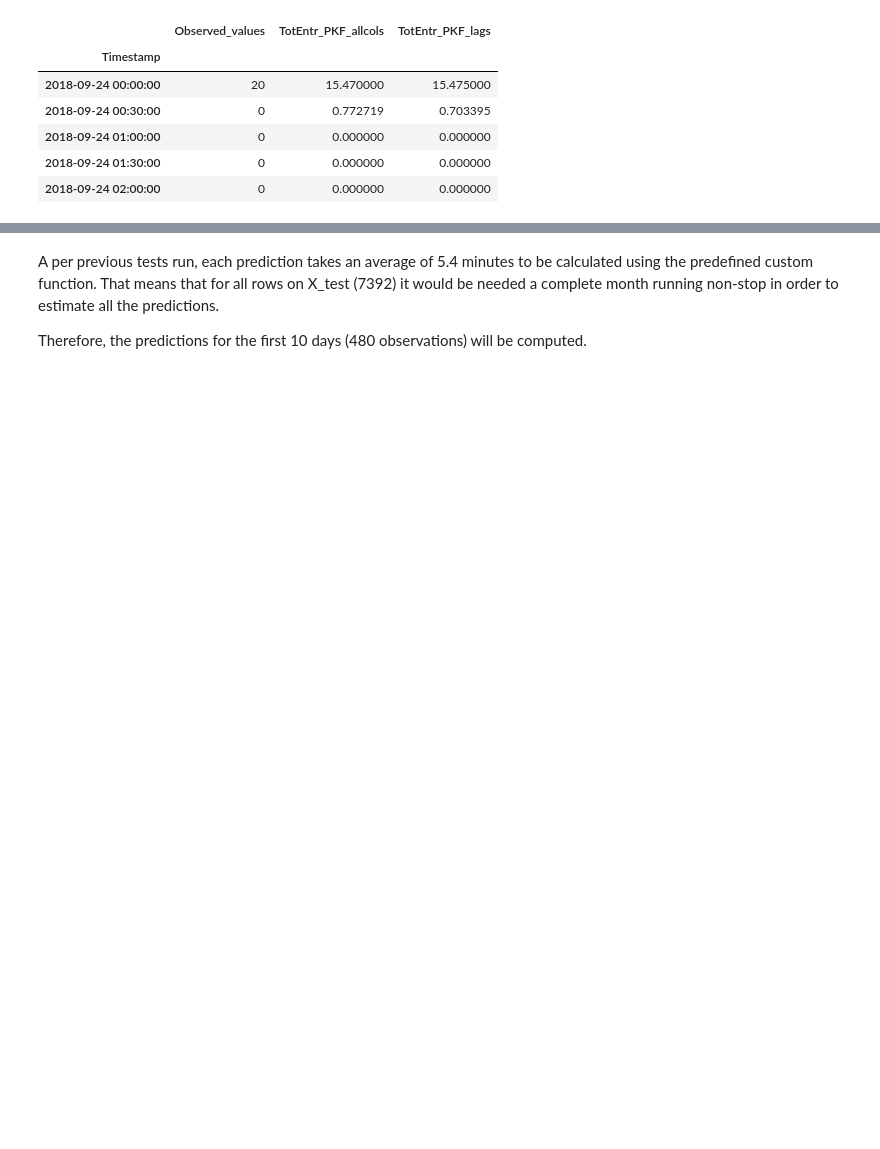
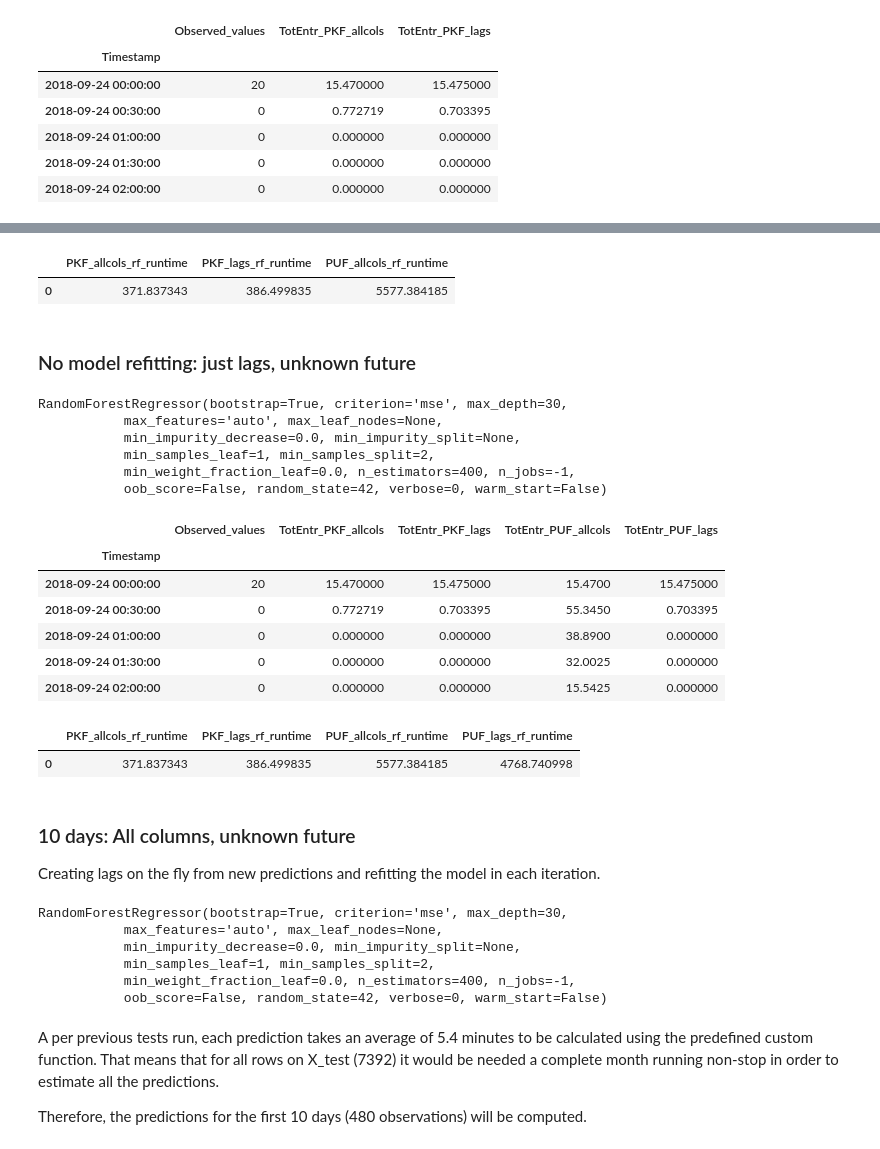
Before and after one commit to RamiroArribas/People_traffic_forecasting, a Jupyter notebook: Modeling/RandomForest_results_farming_Maragall.ipynb, the cells around one changed output, grey strips where cells are left out. Saved outputs shown, nothing was run; the diff lists cells and outputs as text; code cells hidden in the pictures; blank space fills up the shorter version.

Commit message:
Random forest results extraction and other minor modifications

```diff
--- a/Modeling/RandomForest_results_farming_Maragall.ipynb
+++ b/Modeling/RandomForest_results_farming_Maragall.ipynb
@@ -394,0 +332,3 @@ building tree 59 of 400
+# %%
+rf_results_df = rf_results_df.merge(rf_allcols_df, on='Timestamp')
+rf_results_df.head()
@@ -394,0 +343,55 @@ building tree 59 of 400
+# %%
+rf_runtime_df = pd.concat([rf_runtime_df, rf_runtime_PUF_allcols], axis = 1)
+rf_runtime_df.head()
+# %% [output]
+|  | PKF_allcols_rf_runtime | PKF_lags_rf_runtime | PUF_allcols_rf_runtime |
+| 0 | 371.837343 | 386.499835 | 5577.384185 |
+# %% [markdown]
+### No model refitting: just lags, unknown future
+# %%
+lags_PUF_df = marag_df.drop(['Temperature', 'Precipitation', 'Open/Closed', 'Weekday/Weekend'], axis = 1)
+
+X_train, X_dev, lags_X_test, y_train, y_dev, lags_y_test = train_dev_test_split(lags_PUF_df.drop(['TotalEntries'], axis=1),
+                                                                      lags_PUF_df['TotalEntries'])
+
+rf_lags_X_train = pd.concat([X_train, X_dev])
+rf_lags_X_train.sort_index(inplace=True)
+rf_lags_y_train = pd.concat([y_train, y_dev])
+rf_lags_y_train.sort_index(inplace=True)
+# %%
+rf_PUF_lags_model = RandomForestRegressor(n_estimators=400, max_depth=30, n_jobs=-1, random_state=42)
+rf_PUF_lags_model.fit(rf_lags_X_train, rf_lags_y_train)
+# %% [output]
+RandomForestRegressor(bootstrap=True, criterion='mse', max_depth=30,
+           max_features='auto', max_leaf_nodes=None,
+           min_impurity_decrease=0.0, min_impurity_split=None,
+           min_samples_leaf=1, min_samples_split=2,
+           min_weight_fraction_leaf=0.0, n_estimators=400, n_jobs=-1,
+           oob_score=False, random_state=42, verbose=0, warm_start=False)
+# %%
+start_PUF_lags = time.time()
+
+rf_lags_df = get_future_preds(no_lags_marag, rf_lags_X_train, lags_X_test, rf_PUF_lags_model, justlags=True, refit=False)
+
+
+end_PUF_lags = time.time()
+rf_runtime_PUF_lags = end_PUF_lags - start_PUF_lags
+rf_runtime_PUF_lags = pd.DataFrame(pd.Series(rf_runtime_PUF_lags, name = 'PUF_lags_rf_runtime'))
+rf_lags_df.columns = ['TotEntr_PUF_lags']
+# %%
+rf_results_df = rf_results_df.merge(rf_lags_df, on='Timestamp')
+rf_results_df.head()
+# %% [output]
+|  | Observed_values | TotEntr_PKF_allcols | TotEntr_PKF_lags | TotEntr_PUF_allcols | TotEntr_PUF_lags |
+| Timestamp |  |  |  |  |  |
+| 2018-09-24 00:00:00 | 20 | 15.470000 | 15.475000 | 15.4700 | 15.475000 |
+| 2018-09-24 00:30:00 | 0 | 0.772719 | 0.703395 | 55.3450 | 0.703395 |
+| 2018-09-24 01:00:00 | 0 | 0.000000 | 0.000000 | 38.8900 | 0.000000 |
+| 2018-09-24 01:30:00 | 0 | 0.000000 | 0.000000 | 32.0025 | 0.000000 |
+| 2018-09-24 02:00:00 | 0 | 0.000000 | 0.000000 | 15.5425 | 0.000000 |
+# %%
+rf_runtime_df = pd.concat([rf_runtime_df, rf_runtime_PUF_lags], axis = 1)
+rf_runtime_df.head()
+# %% [output]
+|  | PKF_allcols_rf_runtime | PKF_lags_rf_runtime | PUF_allcols_rf_runtime | PUF_lags_rf_runtime |
+| 0 | 371.837343 | 386.499835 | 5577.384185 | 4768.740998 |
@@ -394,0 +401,4 @@ building tree 59 of 400
+# %% [markdown]
+### 10 days: All columns, unknown future
+
+Creating lags on the fly from new predictions and refitting the model in each iteration.
@@ -395,3 +413,13 @@ building tree 59 of 400
+# %%
+rf_PUF_all10_model = RandomForestRegressor(n_estimators=400, max_depth=30, n_jobs=-1, random_state=42)
+rf_PUF_all10_model.fit(rf_X_train, rf_y_train)
+# %% [output]
+RandomForestRegressor(bootstrap=True, criterion='mse', max_depth=30,
+           max_features='auto', max_leaf_nodes=None,
+           min_impurity_decrease=0.0, min_impurity_split=None,
+           min_samples_leaf=1, min_samples_split=2,
+           min_weight_fraction_leaf=0.0, n_estimators=400, n_jobs=-1,
+           oob_score=False, random_state=42, verbose=0, warm_start=False)
 # %% [markdown]
 A per previous tests run, each prediction takes an average of 5.4 minutes to be calculated using the predefined custom function. That means that for all rows on X_test (7392) it would be needed a complete month running non-stop in order to estimate all the predictions.
 
```
Also changed, not shown: parts of 64 cells of this notebook, 3 other files.
